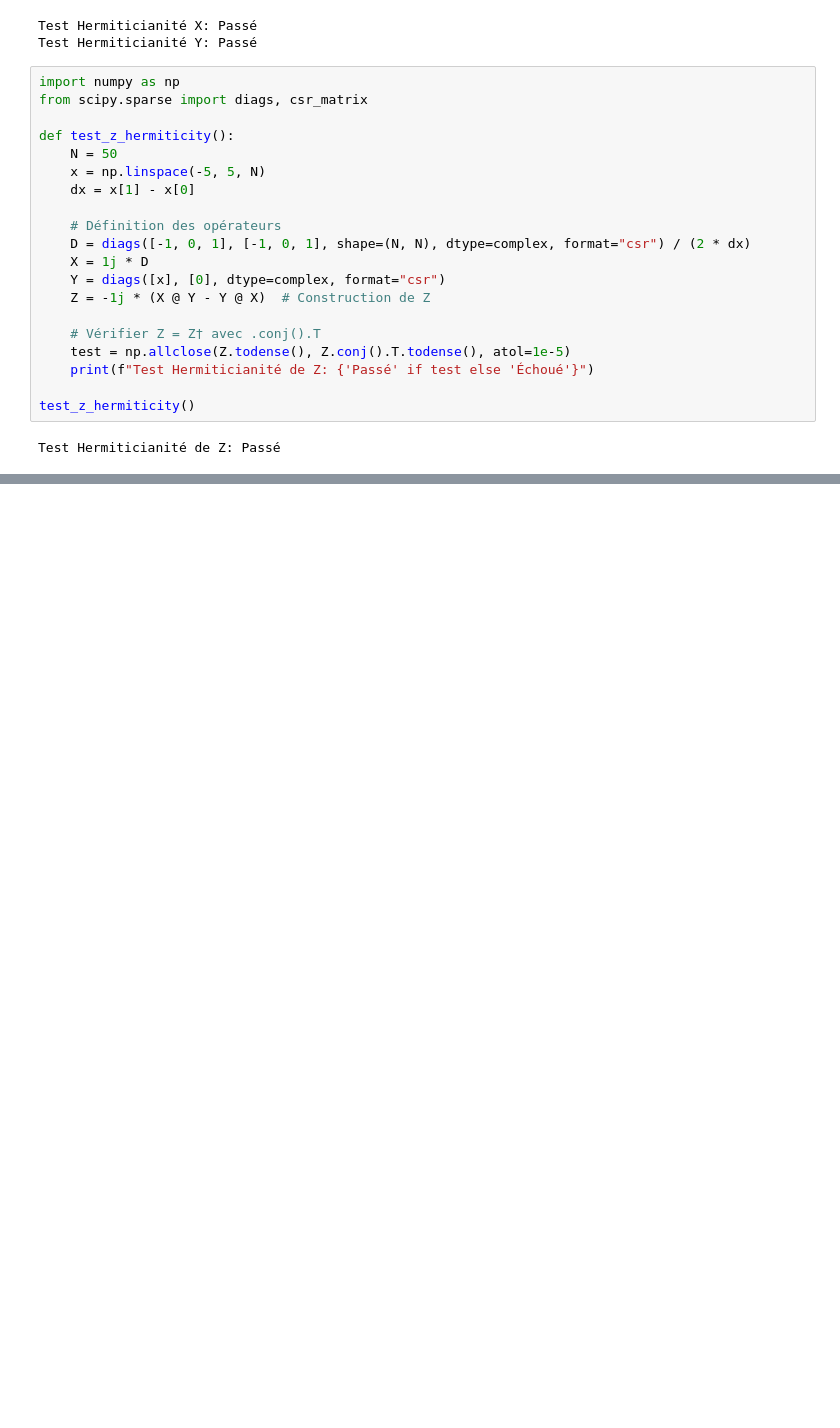
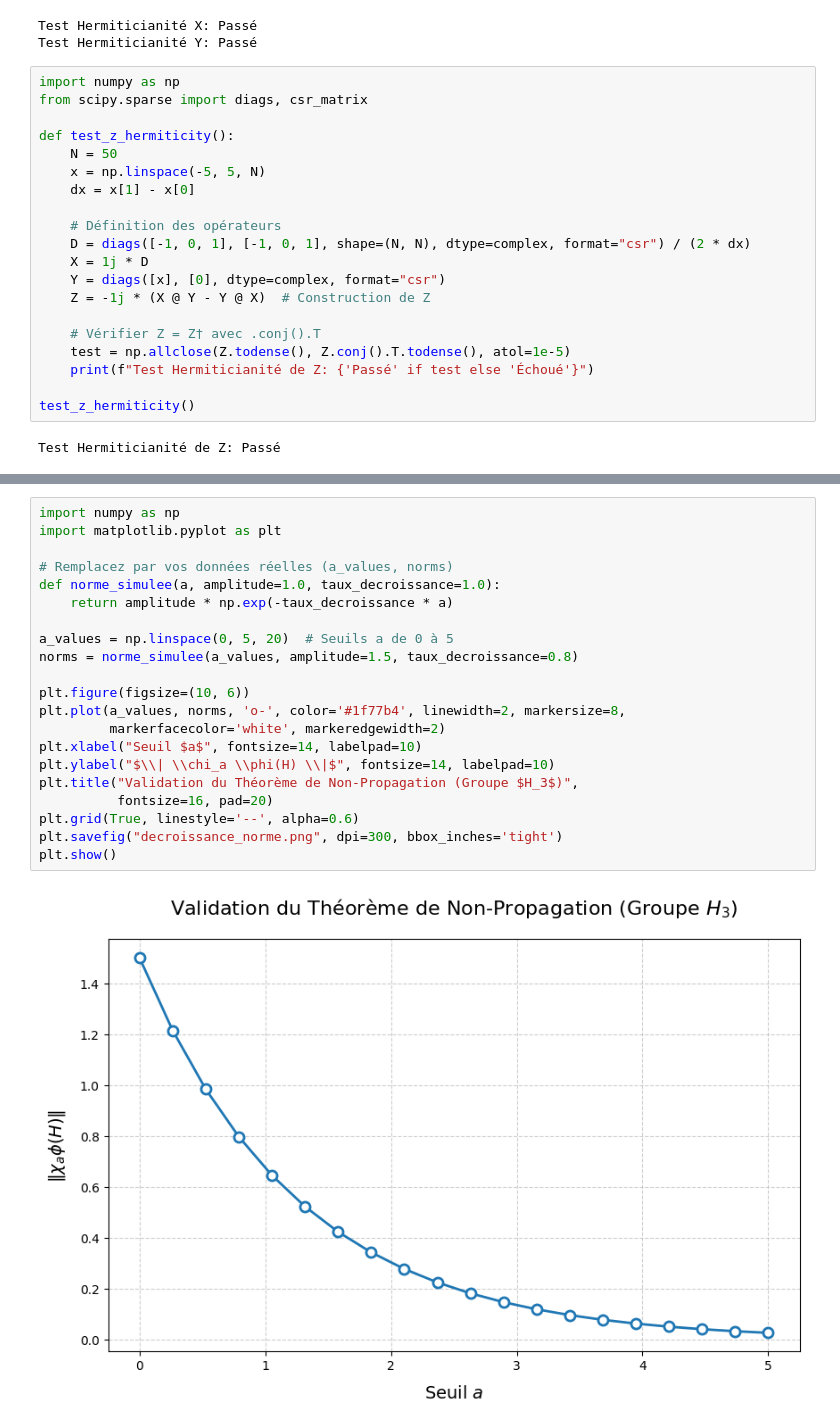
Before and after one commit to student64-ahmadi/physic_quant, a Jupyter notebook: Modelisation_Mathematique_Basee_sur_les_C∗_algebres,_Propagation_Spectrale_et_Dualite_Holographique_dans_les_Groupes_Localement_Compacts.ipynb, the cells around one changed output, grey strips where cells are left out. Drawn from its saved outputs; the diff is of its cells as text; blank space fills up the shorter version.

```diff
--- a/Modelisation_Mathematique_Basee_sur_les_C∗_algebres,_Propagation_Spectrale_et_Dualite_Holographique_dans_les_Groupes_Localement_Compacts.ipynb
+++ b/Modelisation_Mathematique_Basee_sur_les_C∗_algebres,_Propagation_Spectrale_et_Dualite_Holographique_dans_les_Groupes_Localement_Compacts.ipynb
@@ -1913,0 +1960,23 @@ Test Hermiticianité de Z: Passé
+# %%
+import numpy as np
+import matplotlib.pyplot as plt
+
+# Remplacez par vos données réelles (a_values, norms)
+def norme_simulee(a, amplitude=1.0, taux_decroissance=1.0):
+    return amplitude * np.exp(-taux_decroissance * a)
+
+a_values = np.linspace(0, 5, 20)  # Seuils a de 0 à 5
+norms = norme_simulee(a_values, amplitude=1.5, taux_decroissance=0.8)
+
+plt.figure(figsize=(10, 6))
+plt.plot(a_values, norms, 'o-', color='#1f77b4', linewidth=2, markersize=8,
+         markerfacecolor='white', markeredgewidth=2)
+plt.xlabel("Seuil $a$", fontsize=14, labelpad=10)
+plt.ylabel("$\\| \\chi_a \\phi(H) \\|$", fontsize=14, labelpad=10)
+plt.title("Validation du Théorème de Non-Propagation (Groupe $H_3$)",
+          fontsize=16, pad=20)
+plt.grid(True, linestyle='--', alpha=0.6)
+plt.savefig("decroissance_norme.png", dpi=300, bbox_inches='tight')
+plt.show()
+# %% [output]
+[figure, added]
```
Also changed, not shown: parts of 8 cells of this notebook.
